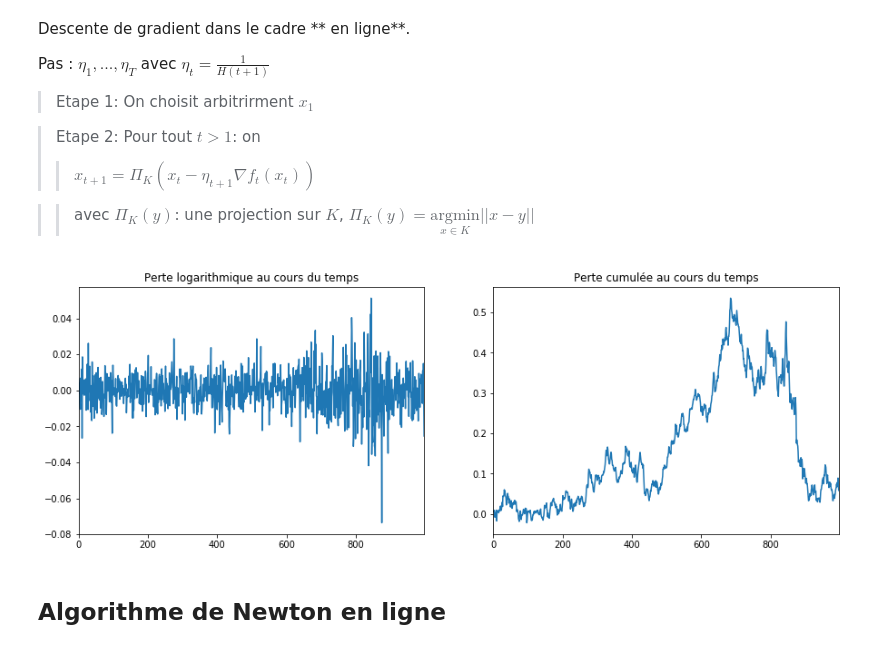
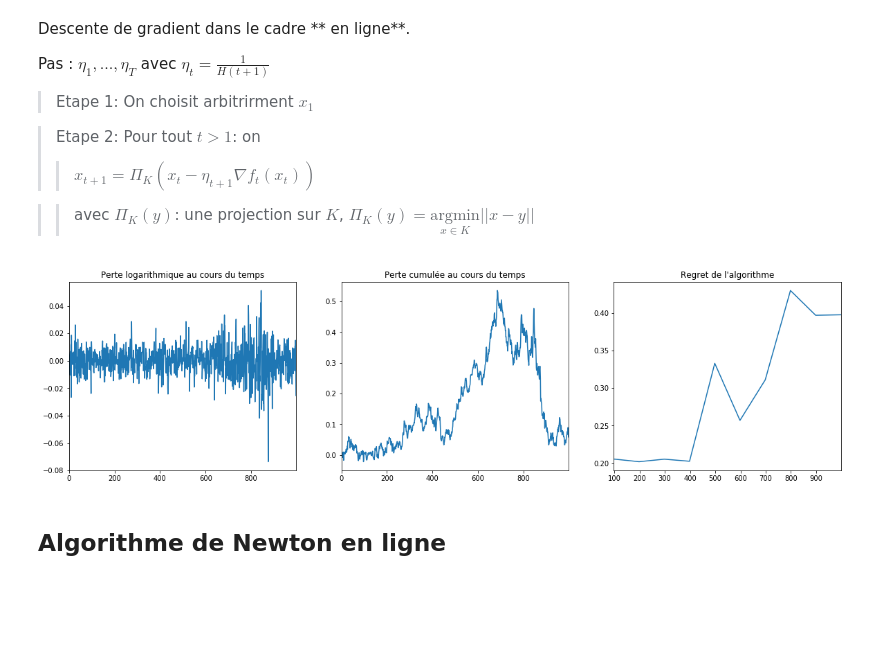
Before and after one commit to ckisam/apprentissage_en_ligne, a Jupyter notebook: GIVOIS_SALL_Online_Learning_Notebook.ipynb, the cells around one changed output. Saved outputs shown, nothing was run; the diff lists cells and outputs as text; code cells hidden in the pictures; blank space fills up the shorter version.

Commit message:
Regret

```diff
--- a/GIVOIS_SALL_Online_Learning_Notebook.ipynb
+++ b/GIVOIS_SALL_Online_Learning_Notebook.ipynb
@@ -117,9 +117,12 @@ def simplexConstraint(x):
 def bestPrediction(df):
     p = df.shape[1]
     startMin = np.ones(p)/p
-    res = scipy.optimize.minimize(fun = objective, x0 = startMin, args = (df),
+    resOpt = scipy.optimize.minimize(fun = objective, x0 = startMin, args = (df),
                                   constraints = [
                                       {'type' : 'eq', 'fun' : simplexConstraint},
                                       {'type' : 'ineq', 'fun' : lambda x: x}
                                   ]).x
+    res = dict()
+    res['x'] = resOpt
+    res['value'] = objective(resOpt, df)
     return res
@@ -125,0 +131,5 @@ def bestPrediction(df):
+# %%
+dayRef = [98, 198, 298, 398, 498, 598, 698, 798, 898, 998]
+start = time.time()
+bestPredList = pd.Series(dayRef).apply(func = lambda i: bestPrediction(prix.iloc[0:i, ]))
+print("Calcul des meilleurs prédictions effectuées en {} secondes".format(time.time() - start))
@@ -126,3 +138,11 @@ def bestPrediction(df):
+# %%
+def plotRegret(error, dayRef = dayRef, bestPredList = bestPredList):
+    cumError = pd.Series(dayRef).apply(func = lambda i: sum(ogdError[0:i]))
+    bestPredValue = bestPredList.apply(func = lambda x: x['value'])
+    res = cumError - bestPredValue
+    res.index = dayRef
+    res.plot()
+    plt.title("Regret de l'algorithme")
 # %% [markdown]
 ## Algorithme de la descente de gradient en ligne
 # %% [markdown]
@@ -160,16 +180,18 @@ ogdResult = onlineGradientDescent(prix, np.ones(prix.shape[1])/prix.shape[1])
 # %%
 ogdError = ogdResult["loss"]
 
-plt.figure(figsize=(15,5))
-plt.subplot(1,2,1)
+plt.figure(figsize=(20,5))
+plt.subplot(1,3,1)
 pd.Series(ogdError).plot()
 plt.title("Perte logarithmique au cours du temps")
-plt.subplot(1,2,2)
+plt.subplot(1,3,2)
 pd.Series(np.cumsum(ogdError)).plot()
 plt.title("Perte cumulée au cours du temps")
+plt.subplot(1,3,3)
+plotRegret(ogdError)
 plt.show()
 # %% [output]
-[figure, old version]
+[figure, new version]
 # %% [markdown]
 ## Algorithme de Newton en ligne
 # %% [markdown]
```
Also changed, not shown: parts of 6 cells of this notebook.
